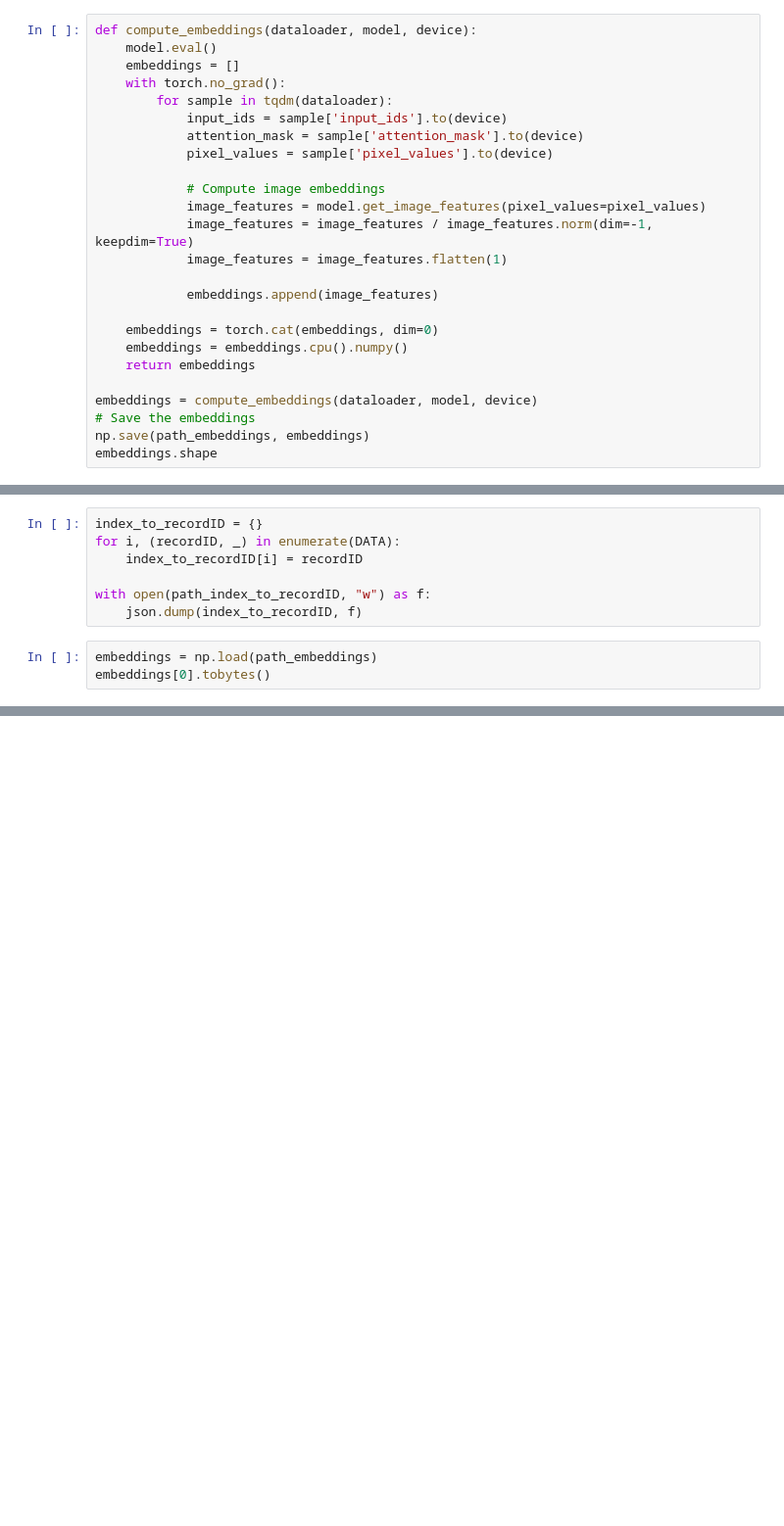
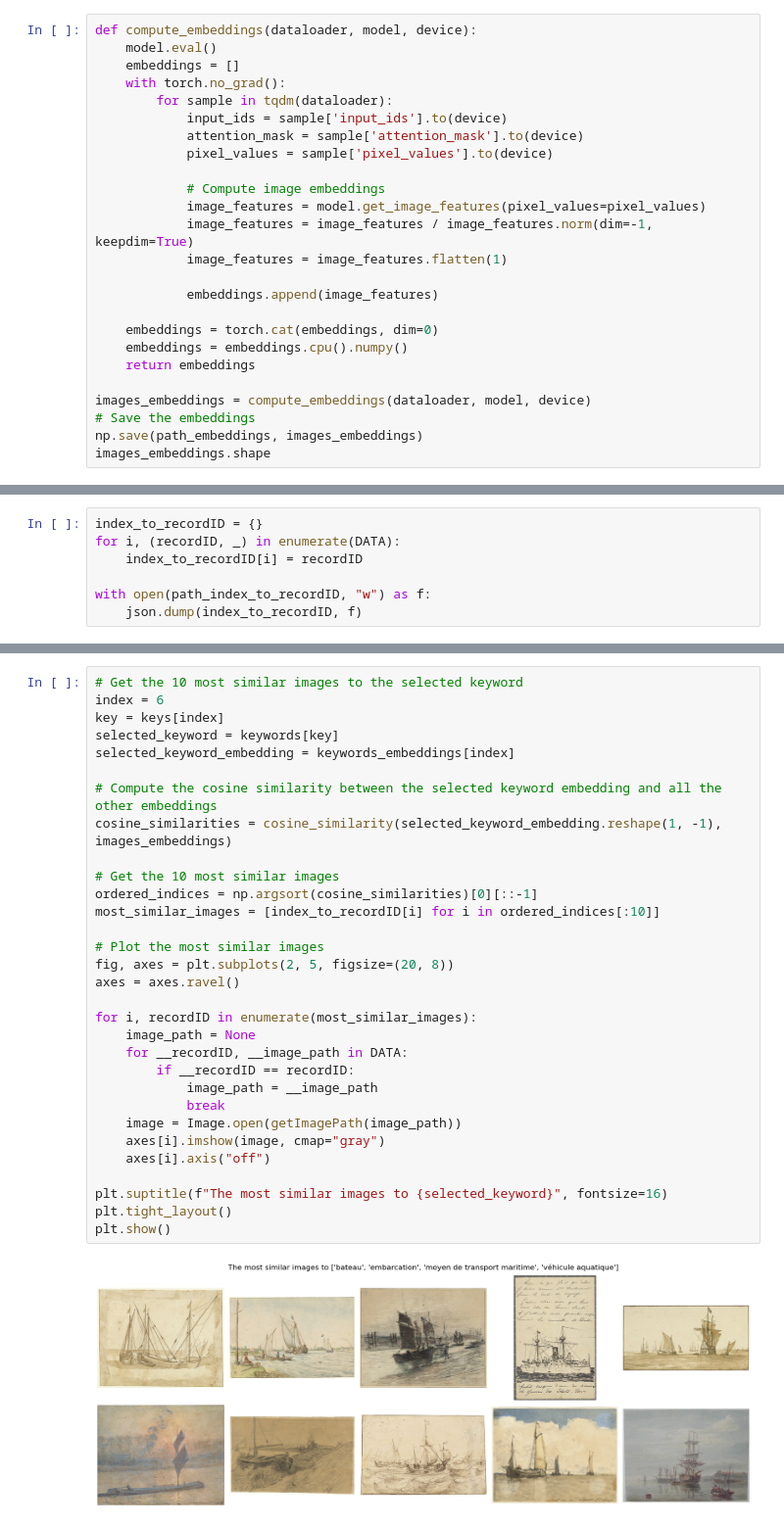
Before and after one commit to on-victorrijks/Museum-Search-Engine, a Jupyter notebook: public/notebooks/compute_embeddings.ipynb, the cells around one changed output, grey strips where cells are left out. Shown at 98% size. Cells and saved outputs as stored; diff of their text form; blank space fills up the shorter version.

Commit message:
model encoding (soft constraints) ported

```diff
--- a/public/notebooks/compute_embeddings.ipynb
+++ b/public/notebooks/compute_embeddings.ipynb
@@ -205,8 +207,8 @@ def compute_embeddings(dataloader, model, device):
     embeddings = embeddings.cpu().numpy()
     return embeddings
 
-embeddings = compute_embeddings(dataloader, model, device)
+images_embeddings = compute_embeddings(dataloader, model, device)
 # Save the embeddings
-np.save(path_embeddings, embeddings)
-embeddings.shape
+np.save(path_embeddings, images_embeddings)
+images_embeddings.shape
 # %% [output]
@@ -218,6 +220,3 @@ for i, (recordID, _) in enumerate(DATA):
 
 with open(path_index_to_recordID, "w") as f:
     json.dump(index_to_recordID, f)
-# %%
-embeddings = np.load(path_embeddings)
-embeddings[0].tobytes()
@@ -225,0 +386,33 @@ b'\x8a\xd9I\xbc\x99\xb0\r<M\xe8\x9b\xbc\x08\xf2\x9e<\x9e]\xcb\xbc\x02\xd6S<\x0c\
+# %%
+# Get the 10 most similar images to the selected keyword
+index = 6
+key = keys[index]
+selected_keyword = keywords[key]
+selected_keyword_embedding = keywords_embeddings[index]
+
+# Compute the cosine similarity between the selected keyword embedding and all the other embeddings
+cosine_similarities = cosine_similarity(selected_keyword_embedding.reshape(1, -1), images_embeddings)
+
+# Get the 10 most similar images
+ordered_indices = np.argsort(cosine_similarities)[0][::-1]
+most_similar_images = [index_to_recordID[i] for i in ordered_indices[:10]]
+
+# Plot the most similar images
+fig, axes = plt.subplots(2, 5, figsize=(20, 8))
+axes = axes.ravel()
+
+for i, recordID in enumerate(most_similar_images):
+    image_path = None
+    for __recordID, __image_path in DATA:
+        if __recordID == recordID:
+            image_path = __image_path
+            break
+    image = Image.open(getImagePath(image_path))
+    axes[i].imshow(image, cmap="gray")
+    axes[i].axis("off")
+
+plt.suptitle(f"The most similar images to {selected_keyword}", fontsize=16)
+plt.tight_layout()
+plt.show()
+# %% [output]
+[figure, added]
```
Also changed, not shown: parts of 9 cells of this notebook, 5 other files.
